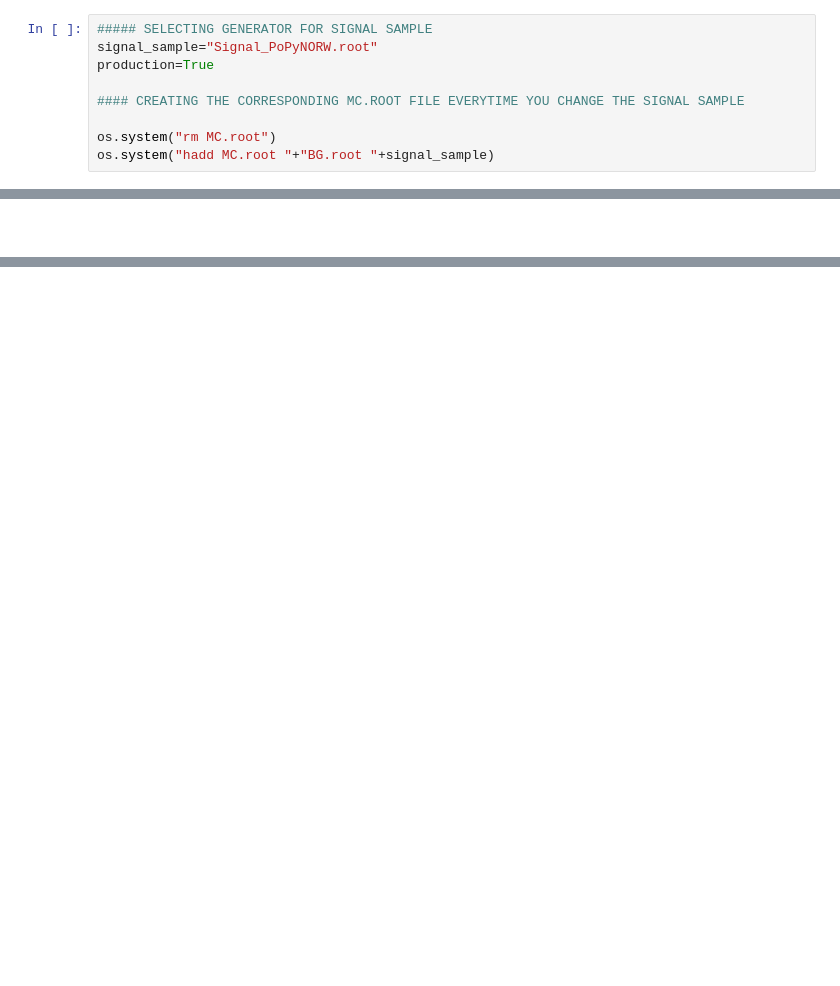
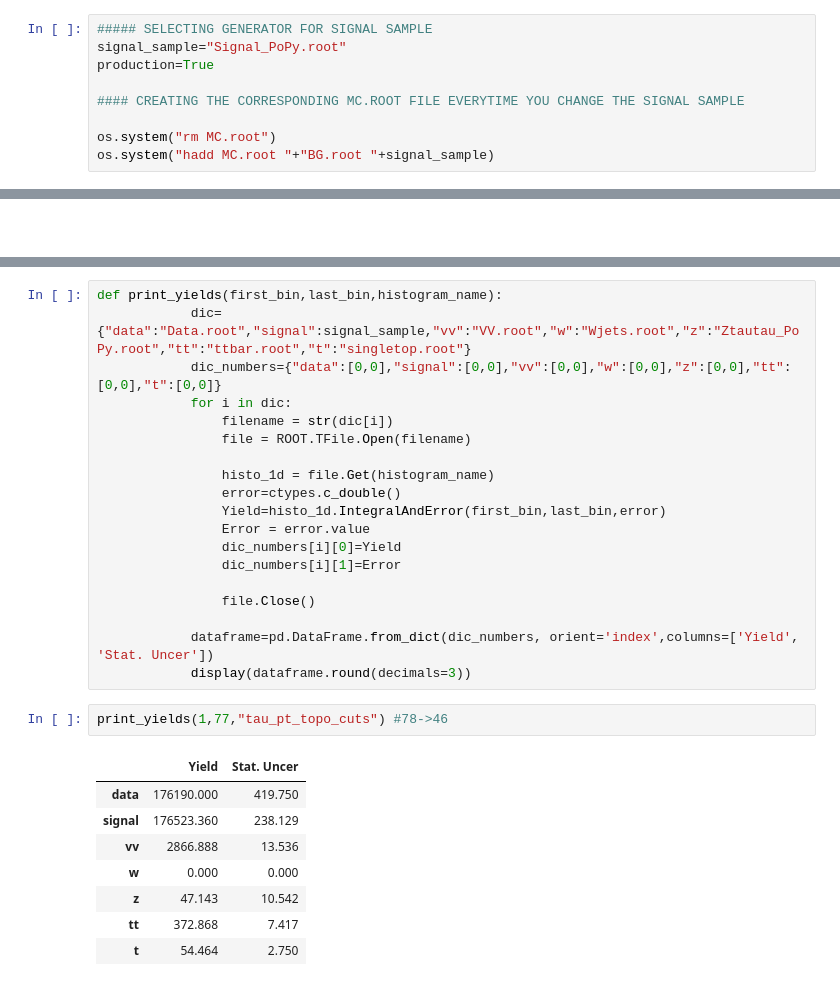
Before and after one commit to diegobaronm/TauID, a Jupyter notebook: MuMu/Plots/StackPlot.ipynb, the cells around one changed output, grey strips where cells are left out. Drawn from its saved outputs; the diff is of its cells as text; blank space fills up the shorter version.

```diff
--- a/MuMu/Plots/StackPlot.ipynb
+++ b/MuMu/Plots/StackPlot.ipynb
@@ -21,7 +34,7 @@ def normalization(hist_list,norm_bin):
             hist.SetBinError(i,error/sf)
 # %%
 ##### SELECTING GENERATOR FOR SIGNAL SAMPLE
-signal_sample="Signal_PoPyNORW.root"
+signal_sample="Signal_PoPy.root"
 production=True
 
 #### CREATING THE CORRESPONDING MC.ROOT FILE EVERYTIME YOU CHANGE THE SIGNAL SAMPLE
@@ -496,0 +433,30 @@ Info in <TCanvas::Print>: pdf file pt1+pt2.pdf has been created
+# %%
+def print_yields(first_bin,last_bin,histogram_name):
+            dic={"data":"Data.root","signal":signal_sample,"vv":"VV.root","w":"Wjets.root","z":"Ztautau_PoPy.root","tt":"ttbar.root","t":"singletop.root"}
+            dic_numbers={"data":[0,0],"signal":[0,0],"vv":[0,0],"w":[0,0],"z":[0,0],"tt":[0,0],"t":[0,0]}
+            for i in dic:
+                filename = str(dic[i])
+                file = ROOT.TFile.Open(filename)
+
+                histo_1d = file.Get(histogram_name)
+                error=ctypes.c_double()
+                Yield=histo_1d.IntegralAndError(first_bin,last_bin,error)
+                Error = error.value
+                dic_numbers[i][0]=Yield
+                dic_numbers[i][1]=Error
+
+                file.Close()
+
+            dataframe=pd.DataFrame.from_dict(dic_numbers, orient='index',columns=['Yield', 'Stat. Uncer'])
+            display(dataframe.round(decimals=3))
+# %%
+print_yields(1,77,"tau_pt_topo_cuts") #78->46
+# %% [output]
+|  | Yield | Stat. Uncer |
+| data | 176190.000 | 419.750 |
+| signal | 176523.360 | 238.129 |
+| vv | 2866.888 | 13.536 |
+| w | 0.000 | 0.000 |
+| z | 47.143 | 10.542 |
+| tt | 372.868 | 7.417 |
+| t | 54.464 | 2.750 |
```
Also changed, not shown: parts of 5 cells of this notebook, 3 other files.
